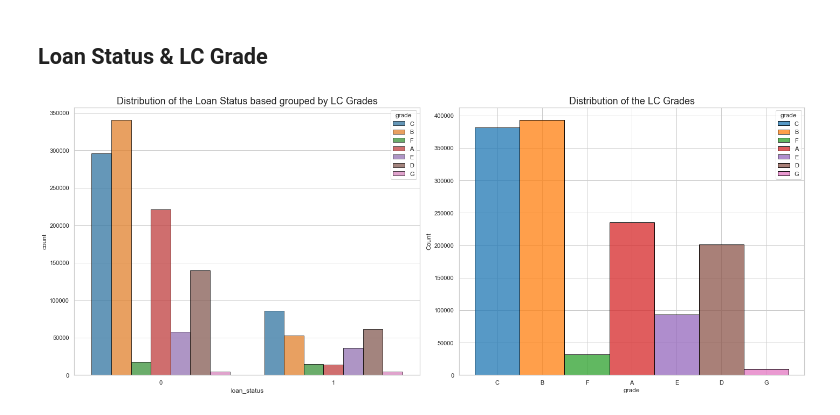
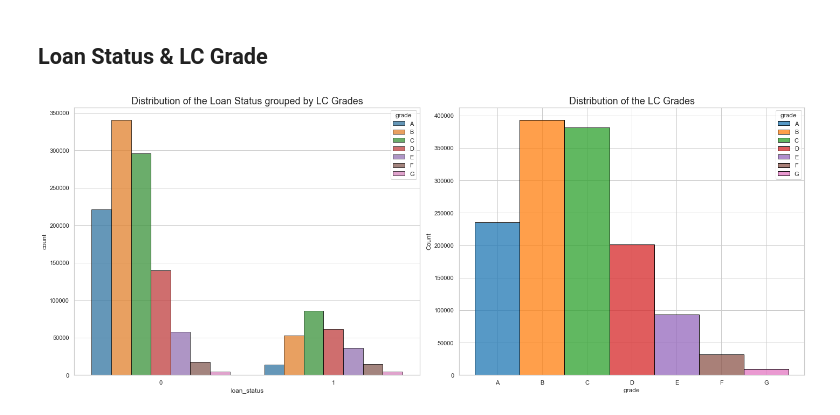
Before and after one commit to negralessio/advanced-ml-final-project, a Jupyter notebook: notebooks/eda.ipynb, the cells around one changed output. Cells and saved outputs as stored; diff of their text form; code cells hidden in the pictures.

Commit message:
Casted 'grade' column to 'category' to allow ordered histograms

```diff
--- a/notebooks/eda.ipynb
+++ b/notebooks/eda.ipynb
@@ -68,12 +68,16 @@ df[['loan_amnt','loan_status']].groupby('loan_status').describe().applymap('{:.2
 # %% [markdown]
 ## Loan Status & LC Grade
 # %%
+# Set column as category, TODO: Do this step in the preprocessing notebook
+df["grade"] = df["grade"].astype("category")
+
+# Plot settings
 fig, axs = plt.subplots(nrows=1, ncols=2, figsize=(20,8))
 sns.countplot(data=df, x="loan_status", hue="grade", edgecolor="black", palette="tab10", ax=axs[0], alpha=0.75)
 sns.histplot(data=df, x="grade", edgecolor="black", palette="tab10", hue="grade", ax=axs[1], alpha=0.75)
 axs[0].set_title("Distribution of the Loan Status grouped by LC Grades", size=18)
 axs[1].set_title("Distribution of the LC Grades", size=18)
 fig.tight_layout()
 plt.show()
 # %% [output]
-[figure, old version]
+[figure, new version]
```
